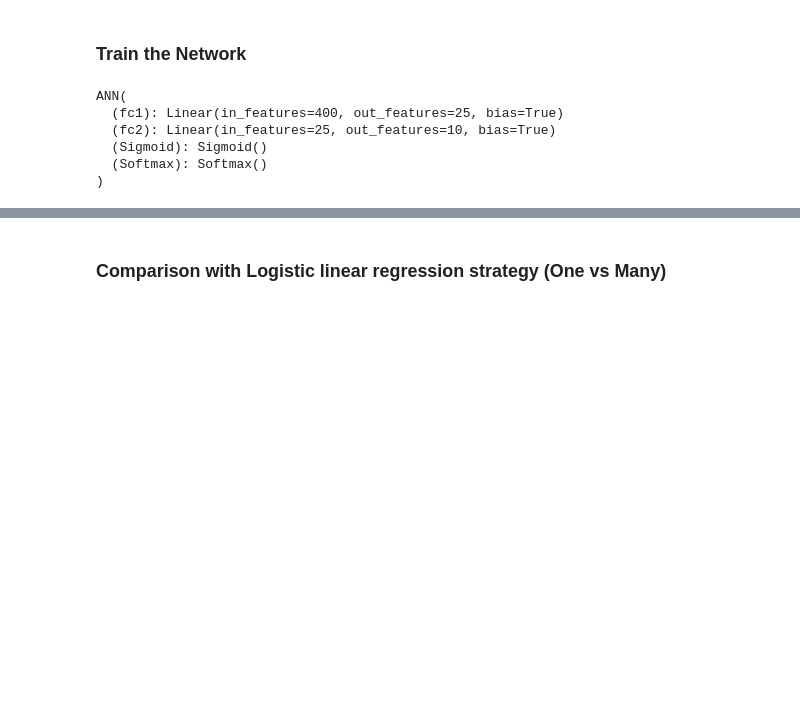
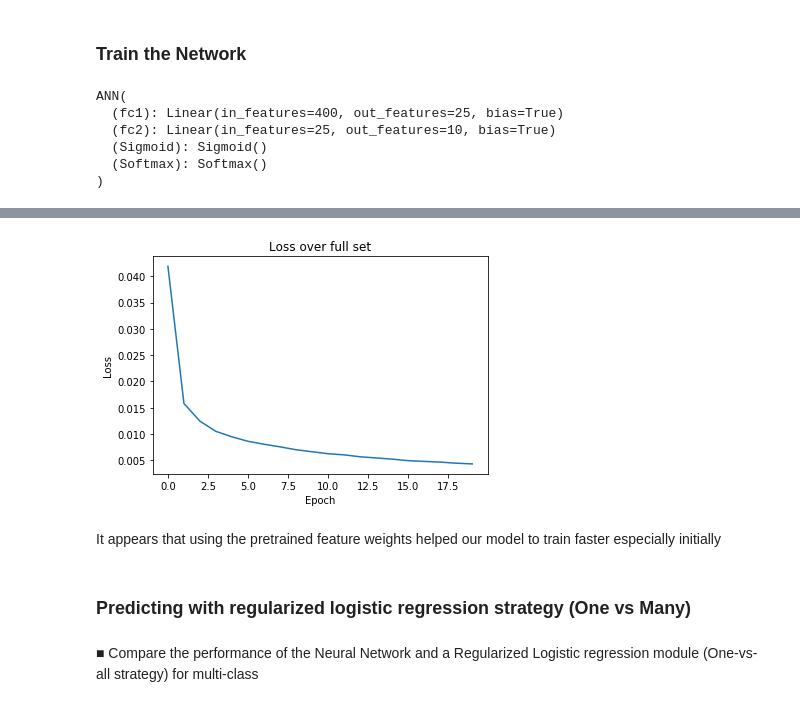
Before and after one commit to finnthedawg/ML_NeuralNetClassifier, a Jupyter notebook: ANNclassifier.ipynb, the cells around one changed output, grey strips where cells are left out. Cells and saved outputs as stored; diff of their text form; code cells hidden in the pictures; blank space fills up the shorter version.

Commit message:
Linear regression

```diff
--- a/ANNclassifier.ipynb
+++ b/ANNclassifier.ipynb
@@ -174,3 +253,18 @@ plt.show()
+# %%
+#Plot the loss rate
+#Plot the accuracy gain
+plt.plot(LossCount)
+plt.title('Loss over full set')
+plt.ylabel('Loss')
+plt.xlabel('Epoch')
+plt.show()
+# %% [output]
+[figure, added]
+# %% [markdown]
+It appears that using the pretrained feature weights helped our model to train faster especially initially
 # %% [markdown]
-### Comparison with Logistic linear regression strategy (One vs Many)
+### Predicting with regularized logistic regression strategy (One vs Many)
+# %% [markdown]
+■ Compare the performance of the Neural Network and a Regularized
+Logistic regression module (One-vs-all strategy) for multi-class
 # %%
```
Also changed, not shown: parts of 36 cells of this notebook.
